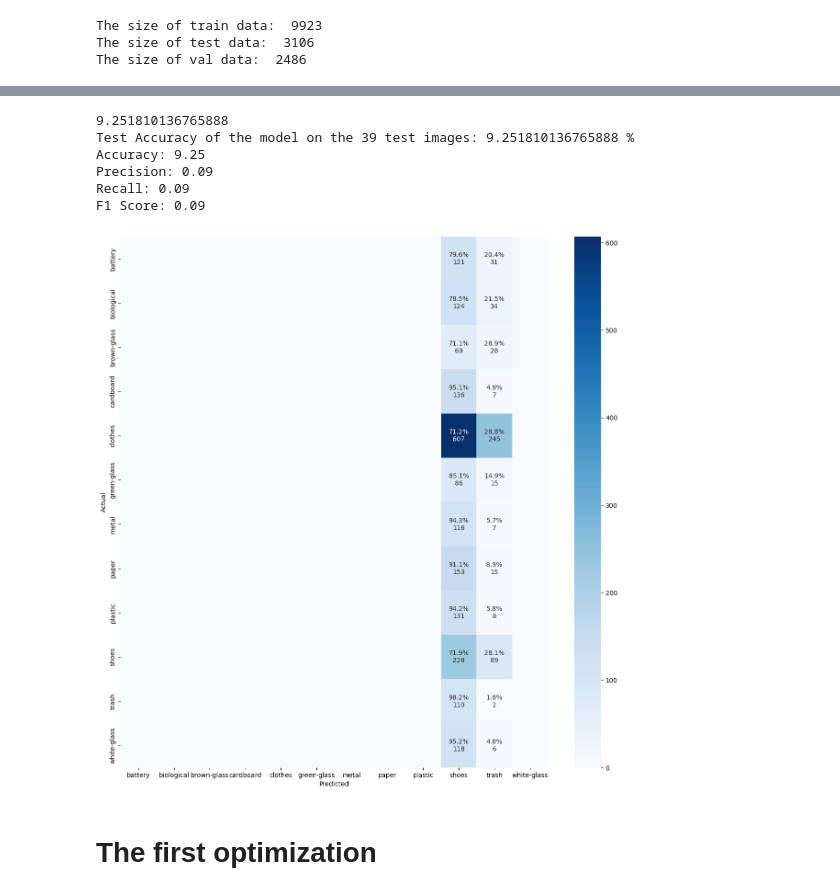
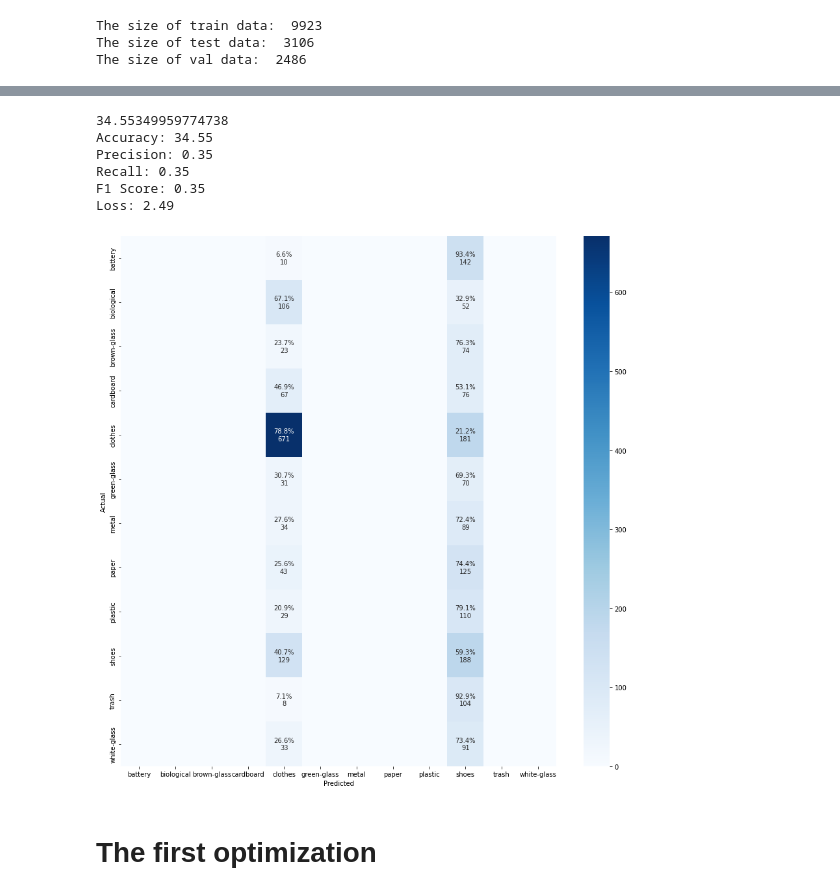
Before and after one commit to KMFtcy/CIE6004_assignment1, a Jupyter notebook: main.ipynb, the cells around one changed output, grey strips where cells are left out. Cells and saved outputs as stored; diff of their text form; code cells hidden in the pictures.

```diff
--- a/main.ipynb
+++ b/main.ipynb
@@ -530,18 +590,22 @@ from sklearn.metrics import accuracy_score, precision_score, recall_score, f1_sc
 import pandas as pd
 import seaborn as sns
 
-def valid(data_loader, model):
+def valid(data_loader, model,loss_fn=nn.CrossEntropyLoss()):
     device = torch.device('cuda' if torch.cuda.is_available() else 'cpu')
     model.to(device)
     model.eval()
     # eval mode (batchnorm uses moving mean/variance instead of mini-batch mean/variance)with torch.no_grad():
     correct = 0
     total = 0
+    total_loss = 0
     targets, preds = [], []
     for images, labels in data_loader:
         images = images.to(device)
         labels = labels.to(device)
         outputs = model(images)
+        loss = loss_fn(outputs, labels)
+        loss.backward()
+        total_loss += loss.item()
         _, pred = torch.max(outputs.data, 1)
         total += labels.size(0)
         correct += (pred == labels).sum().item()
@@ -553,7 +617,8 @@ def valid(data_loader, model):
     precision = precision_score(targets, preds, average='micro')
     recall = recall_score(targets, preds, average='micro')
     f1 = f1_score(targets, preds, average='micro')
-    return test_acc,precision,recall,f1, confusion_mtx
+    final_loss = total_loss/len(data_loader)
+    return test_acc,precision,recall,f1, confusion_mtx, final_loss
 
 
 def vis(confusion_mtx, labels,figsize=(15, 15)):
@@ -576,22 +641,22 @@ def vis(confusion_mtx, labels,figsize=(15, 15)):
     fig = plt.figure(figsize=figsize)
     sns.heatmap(cm, annot=annot, fmt="", cmap="Blues")
     plt.show()
-# %% [output]
-9.251810136765888
-Test Accuracy of the model on the 39 test images: 9.251810136765888 %
-Accuracy: 9.25
-Precision: 0.09
-Recall: 0.09
-F1 Score: 0.09
-[figure, removed]
 # %%
-accuracy,precision,recall,f1, confusion_mtx = valid(valid_loader, model)
-print("Test Accuracy of the model on the {} test images: {} %".format(len(valid_loader), accuracy))
+accuracy,precision,recall,f1, confusion_mtx, loss = valid(valid_loader, model)
 # 打印结果
 print("Accuracy: {:.2f}".format(accuracy))
 print("Precision: {:.2f}".format(precision))
 print("Recall: {:.2f}".format(recall))
 print("F1 Score: {:.2f}".format(f1))
+print("Loss: {:.2f}".format(loss))
 vis(confusion_mtx, list(categories.keys()))
+# %% [output]
+34.55349959774738
+Accuracy: 34.55
+Precision: 0.35
+Recall: 0.35
+F1 Score: 0.35
+Loss: 2.49
+[figure, added]
 # %% [markdown]
 # The first optimization
```
Also changed, not shown: parts of 26 cells of this notebook, 4 other files.
